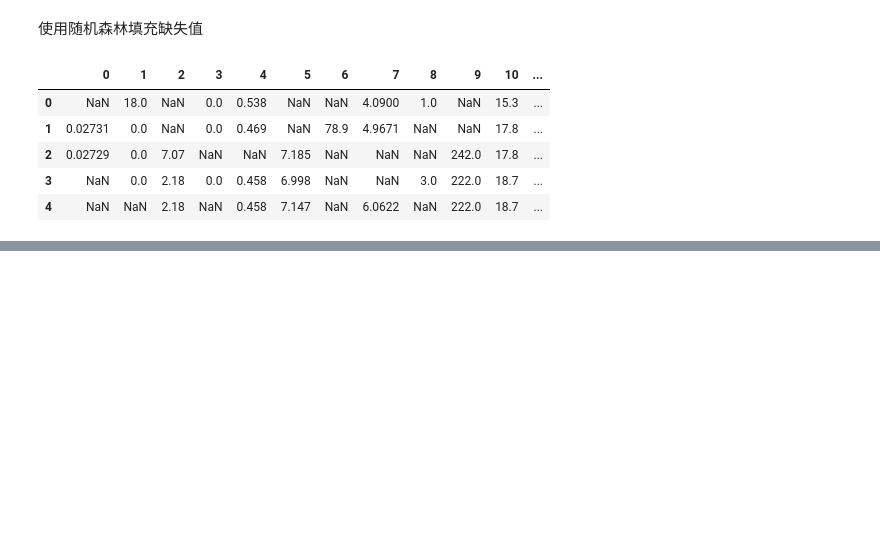
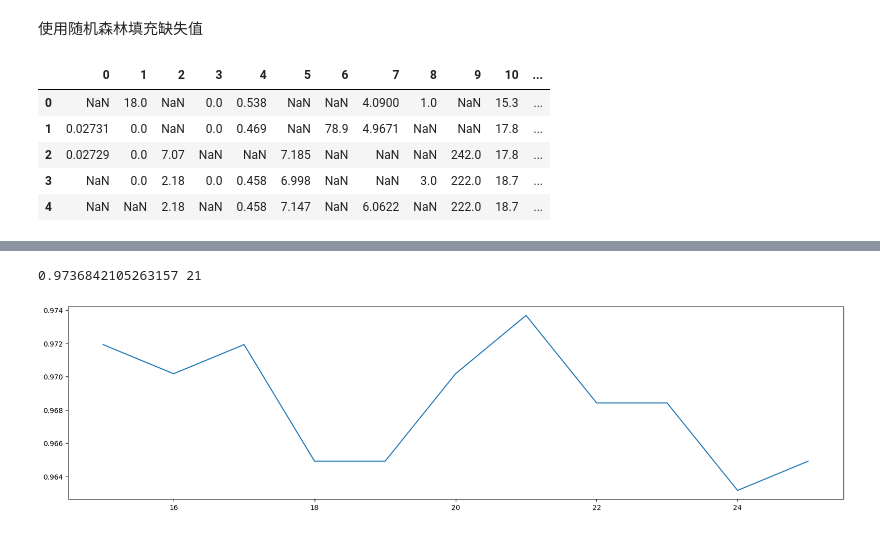
Before and after one commit to kailanyue/sklearn, a Jupyter notebook: mycode/02.RandomForest/01.RandomForest.ipynb, the cells around one changed output, grey strips where cells are left out. Saved outputs shown, nothing was run; the diff lists cells and outputs as text; code cells hidden in the pictures; blank space fills up the shorter version.

```diff
--- a/mycode/02.RandomForest/01.RandomForest.ipynb
+++ b/mycode/02.RandomForest/01.RandomForest.ipynb
@@ -279,0 +349,17 @@ sortindex = np.argsort(X_missing_reg.isnull().sum(axis=0)).values#np.argsort()
+# %%
+score_list = []
+ranges = range(15, 26)
+for i in ranges:
+    rfc = RandomForestClassifier(n_estimators=i, random_state=58)
+    score = cross_val_score(rfc, breast_cancer_data.data, breast_cancer_data.target, cv=10, n_jobs=-1).mean()
+
+    score_list.append(score)
+
+print(max(score_list), ([*ranges][score_list.index(max(score_list))]))
+
+plt.figure(figsize=[20, 5])
+plt.plot(ranges, score_list)
+plt.show()
+# %% [output]
+0.9736842105263157 21
+[figure, added]
```
Also changed, not shown: parts of 18 cells of this notebook.
